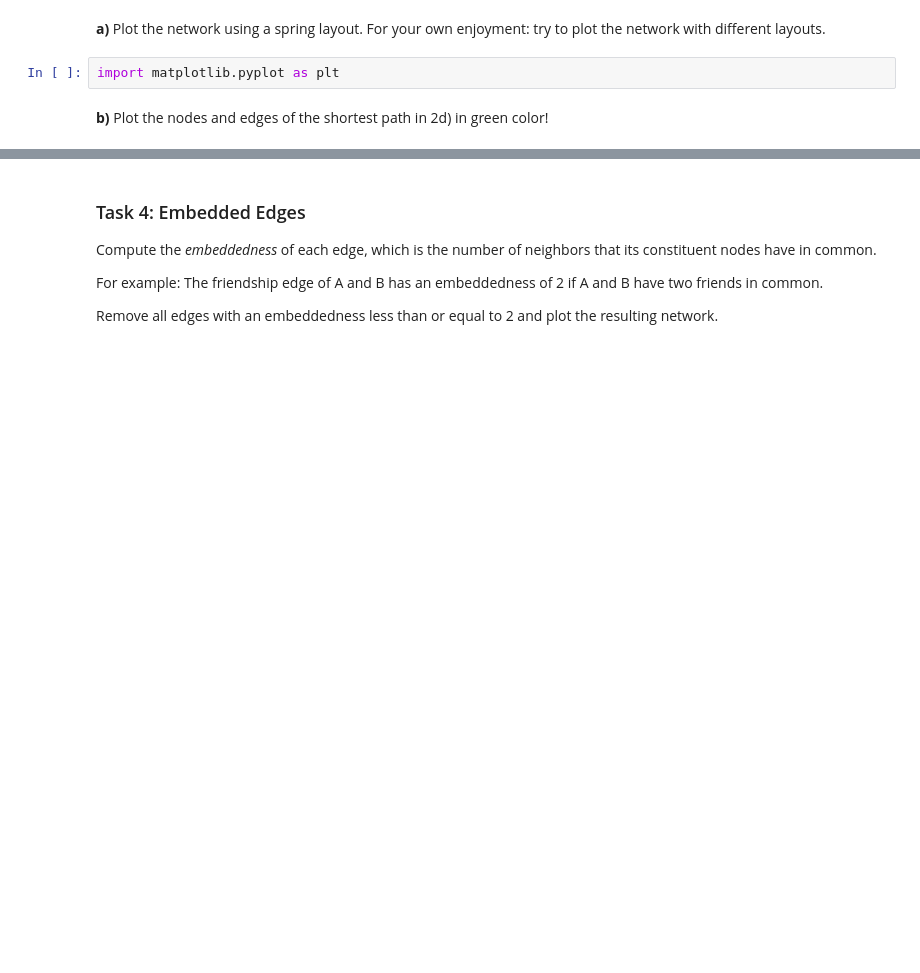
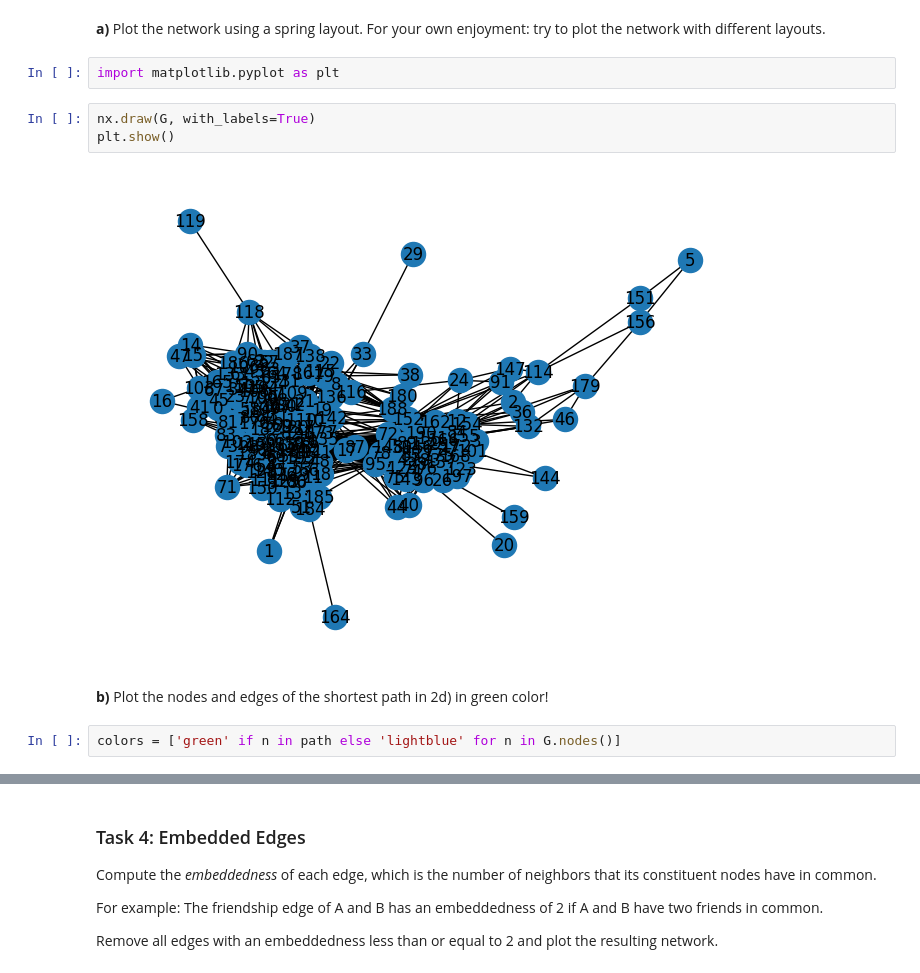
Before and after one commit to andy7622y/myfb, a Jupyter notebook: IS 622/02_intro_networkx_tasks.ipynb, the cells around one changed output, grey strips where cells are left out. Cells and saved outputs as stored; diff of their text form; blank space fills up the shorter version.

```diff
--- a/IS 622/02_intro_networkx_tasks.ipynb
+++ b/IS 622/02_intro_networkx_tasks.ipynb
@@ -145,5 +182,12 @@ __d)__	What is the shortest path from node 1 to node 10: Give the length and the
 __a)__ Plot the network using a spring layout. For your own enjoyment: try to plot the network with different layouts.
 # %%
 import matplotlib.pyplot as plt
+# %%
+nx.draw(G, with_labels=True)
+plt.show()
+# %% [output]
+[figure, added]
 # %% [markdown]
 __b)__ Plot the nodes and edges of the shortest path in 2d) in green color!
+# %%
+colors = ['green' if n in path else 'lightblue' for n in G.nodes()]
```
Also changed, not shown: parts of 12 cells of this notebook.
